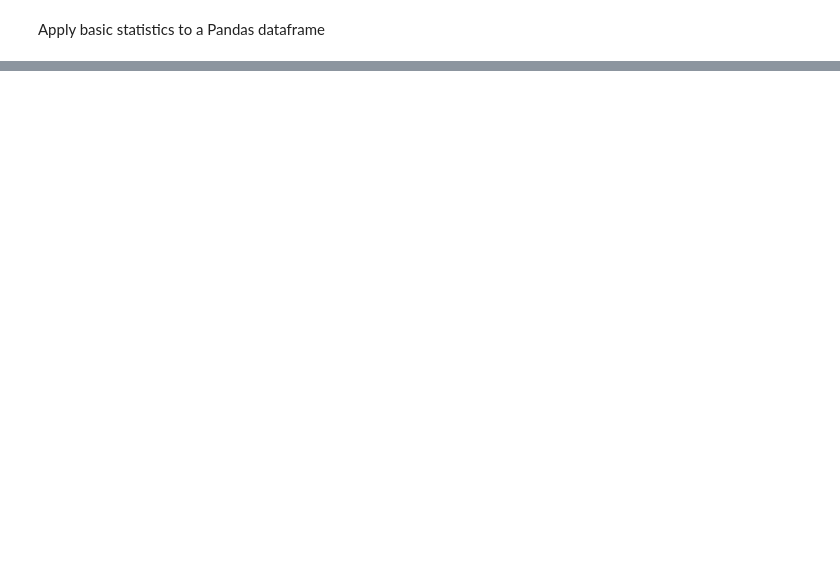
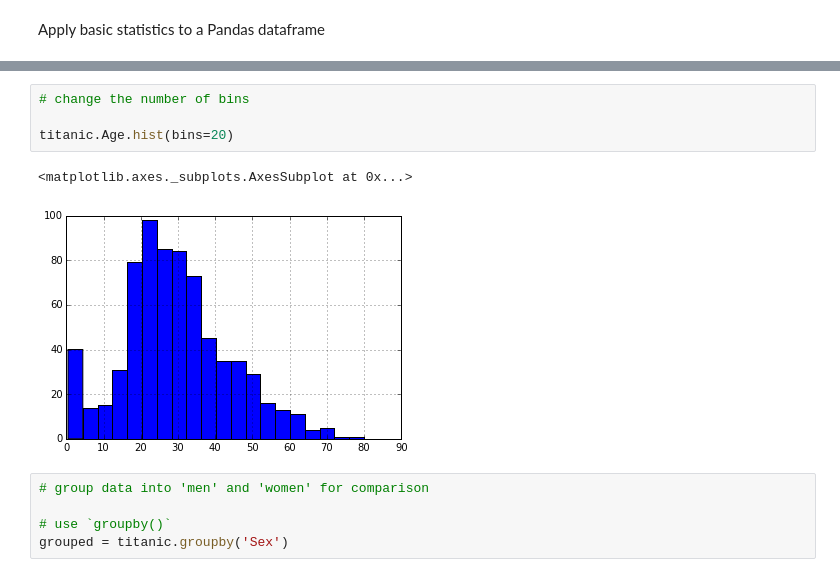
Before and after one commit to r-handsfield/datasciencepython, a Jupyter notebook: pandas_tutorials/3-1_statistics_intro.ipynb, the cells around one changed output, grey strips where cells are left out. Saved outputs shown, nothing was run; the diff lists cells and outputs as text; blank space fills up the shorter version.

```diff
--- a/pandas_tutorials/3-1_statistics_intro.ipynb
+++ b/pandas_tutorials/3-1_statistics_intro.ipynb
@@ -4,0 +148,12 @@ Apply basic statistics to a Pandas dataframe
+# %%
+# change the number of bins
+
+titanic.Age.hist(bins=20)
+# %% [output]
+<matplotlib.axes._subplots.AxesSubplot at 0x...>
+[figure, added]
+# %%
+# group data into 'men' and 'women' for comparison
+
+# use `groupby()`
+grouped = titanic.groupby('Sex')
```
Also changed, not shown: parts of 25 cells of this notebook, 1 other file.
